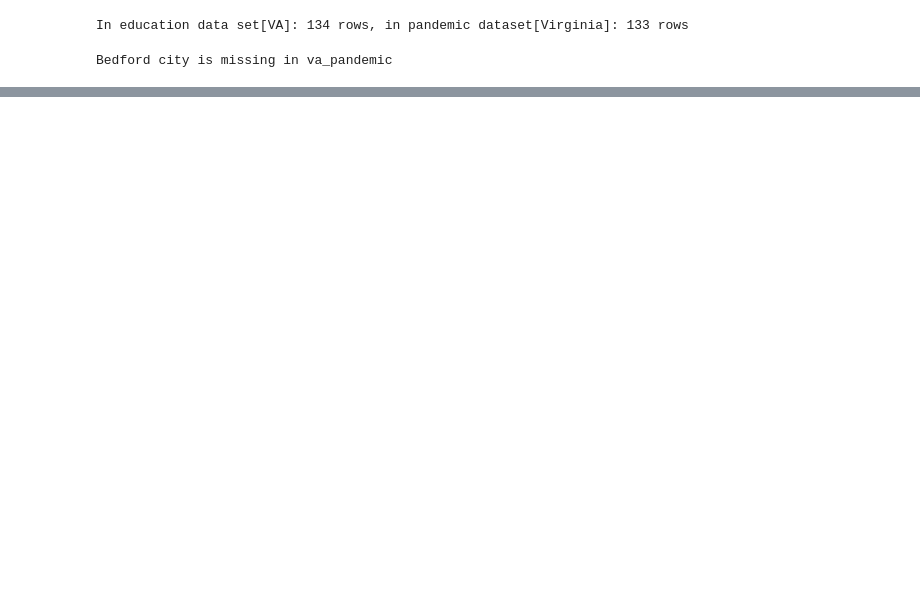
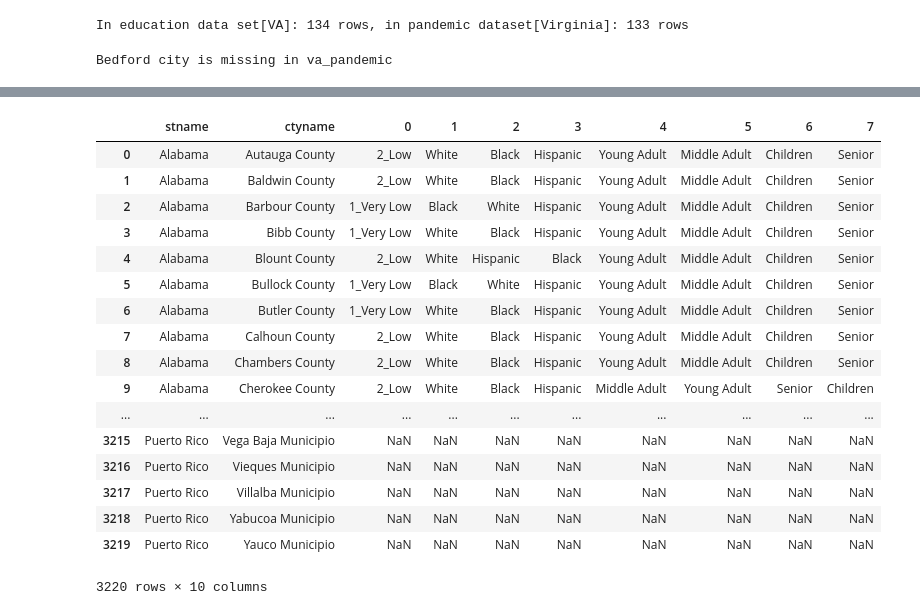
Before and after one commit to billyean/Machine_learning, a Jupyter notebook: mlsci/ist340/final_merge_data.ipynb, the cells around one changed output, grey strips where cells are left out. Cells and saved outputs as stored; diff of their text form; code cells hidden in the pictures; blank space fills up the shorter version.

```diff
--- a/mlsci/ist340/final_merge_data.ipynb
+++ b/mlsci/ist340/final_merge_data.ipynb
@@ -5,6 +5,9 @@ import numpy as np
 pandemic = pd.read_csv("final/Pandemic_v1.csv")
 prepandemic = pd.read_csv("final/prepandemic_v1.csv")
 unemployment = pd.read_csv("final/Unemployment_v1.csv")
+
+# Remove all Puerto Rico data
+pandemic = pandemic.drop(pandemic[pandemic['Area name'] == 'Bedford city'].index)
 # %%
 # Need state and county name
 state = pandemic['stname']
@@ -33,14 +36,14 @@ def populationdensity_category(populationdensity):
 populationdensity_category = prepandemic.apply(lambda x: populationdensity_category(x['popdensity_2018']), axis = 1)
 # %%
 # Get top 3 most populations ethnicity group in the county
-def etnic_group_top(hispanic, white, black, indian, asian, hawaii_na, top):
+def ethnic_group_top(hispanic, white, black, indian, asian, hawaii_na, top):
     ethnic_groups = [('Hispanic', hispanic), ('White', white), ('Black', black), ('Indian', indian), ('Asian', asian), ('Hawaii and N/A', hawaii_na)]
     ethnic_groups = sorted(ethnic_groups, key = lambda x: -x[1])
     return ethnic_groups[top - 1][0]
 
-ethnic_group_top1 = prepandemic.apply(lambda x: etnic_group_top(x['Hispanic2018'], x['nH_White_2018'], x['nH_Black_2018'], x['nH_Indian_Na_2018'], x['nH_Asian_2018'], x['nH_Hawaii_Na_2018'], 1), axis = 1)
-ethnic_group_top2 = prepandemic.apply(lambda x: etnic_group_top(x['Hispanic2018'], x['nH_White_2018'], x['nH_Black_2018'], x['nH_Indian_Na_2018'], x['nH_Asian_2018'], x['nH_Hawaii_Na_2018'], 2), axis = 1)
-ethnic_group_top3 = prepandemic.apply(lambda x: etnic_group_top(x['Hispanic2018'], x['nH_White_2018'], x['nH_Black_2018'], x['nH_Indian_Na_2018'], x['nH_Asian_2018'], x['nH_Hawaii_Na_2018'], 3), axis = 1)
+ethnic_group_top1 = prepandemic.apply(lambda x: ethnic_group_top(x['Hispanic2018'], x['nH_White_2018'], x['nH_Black_2018'], x['nH_Indian_Na_2018'], x['nH_Asian_2018'], x['nH_Hawaii_Na_2018'], 1), axis = 1)
+ethnic_group_top2 = prepandemic.apply(lambda x: ethnic_group_top(x['Hispanic2018'], x['nH_White_2018'], x['nH_Black_2018'], x['nH_Indian_Na_2018'], x['nH_Asian_2018'], x['nH_Hawaii_Na_2018'], 2), axis = 1)
+ethnic_group_top3 = prepandemic.apply(lambda x: ethnic_group_top(x['Hispanic2018'], x['nH_White_2018'], x['nH_Black_2018'], x['nH_Indian_Na_2018'], x['nH_Asian_2018'], x['nH_Hawaii_Na_2018'], 3), axis = 1)
 # %%
 # Age data has 18 columns, we group them to children, young adult, middle adult, senior
 # column1:  age 0-4 prop.
@@ -119,0 +116,24 @@ Bedford city is missing in va_pandemic
+# %%
+result = pd.concat([state, county, populationdensity_category , ethnic_group_top1, ethnic_group_top2, ethnic_group_top3,
+          age_groups_top1, age_groups_top2, age_groups_top3, age_groups_top4], axis=1)
+# %%
+result
+# %% [output]
+|  | stname | ctyname | 0 | 1 | 2 | 3 | 4 | 5 | 6 | 7 |
+| 0 | Alabama | Autauga County | 2_Low | White | Black | Hispanic | Young Adult | Middle Adult | Children | Senior |
+| 1 | Alabama | Baldwin County | 2_Low | White | Black | Hispanic | Young Adult | Middle Adult | Children | Senior |
+| 2 | Alabama | Barbour County | 1_Very Low | Black | White | Hispanic | Young Adult | Middle Adult | Children | Senior |
+| 3 | Alabama | Bibb County | 1_Very Low | White | Black | Hispanic | Young Adult | Middle Adult | Children | Senior |
+| 4 | Alabama | Blount County | 2_Low | White | Hispanic | Black | Young Adult | Middle Adult | Children | Senior |
+| 5 | Alabama | Bullock County | 1_Very Low | Black | White | Hispanic | Young Adult | Middle Adult | Children | Senior |
+| 6 | Alabama | Butler County | 1_Very Low | White | Black | Hispanic | Young Adult | Middle Adult | Children | Senior |
+| 7 | Alabama | Calhoun County | 2_Low | White | Black | Hispanic | Young Adult | Middle Adult | Children | Senior |
+| 8 | Alabama | Chambers County | 2_Low | White | Black | Hispanic | Young Adult | Middle Adult | Children | Senior |
+| 9 | Alabama | Cherokee County | 2_Low | White | Black | Hispanic | Middle Adult | Young Adult | Senior | Children |
+| ... | ... | ... | ... | ... | ... | ... | ... | ... | ... | ... |
+| 3215 | Puerto Rico | Vega Baja Municipio | NaN | NaN | NaN | NaN | NaN | NaN | NaN | NaN |
+| 3216 | Puerto Rico | Vieques Municipio | NaN | NaN | NaN | NaN | NaN | NaN | NaN | NaN |
+| 3217 | Puerto Rico | Villalba Municipio | NaN | NaN | NaN | NaN | NaN | NaN | NaN | NaN |
+| 3218 | Puerto Rico | Yabucoa Municipio | NaN | NaN | NaN | NaN | NaN | NaN | NaN | NaN |
+| 3219 | Puerto Rico | Yauco Municipio | NaN | NaN | NaN | NaN | NaN | NaN | NaN | NaN |
+3220 rows × 10 columns
```
Also changed, not shown: parts of 2 cells of this notebook.
